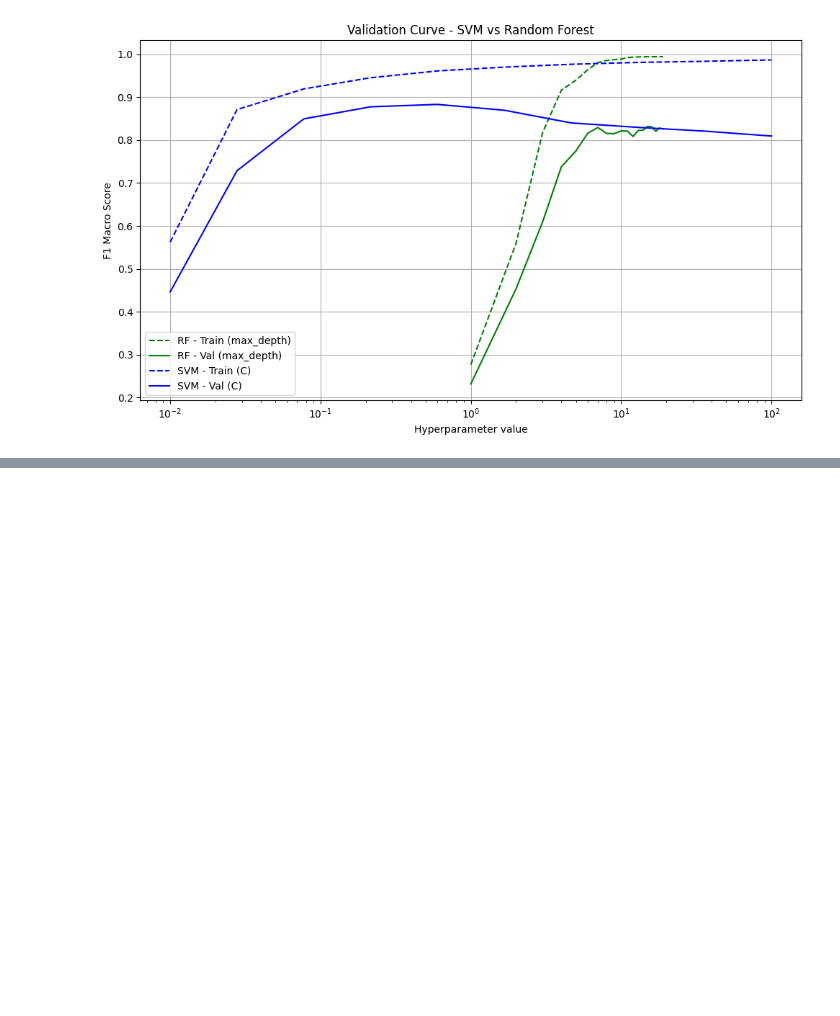
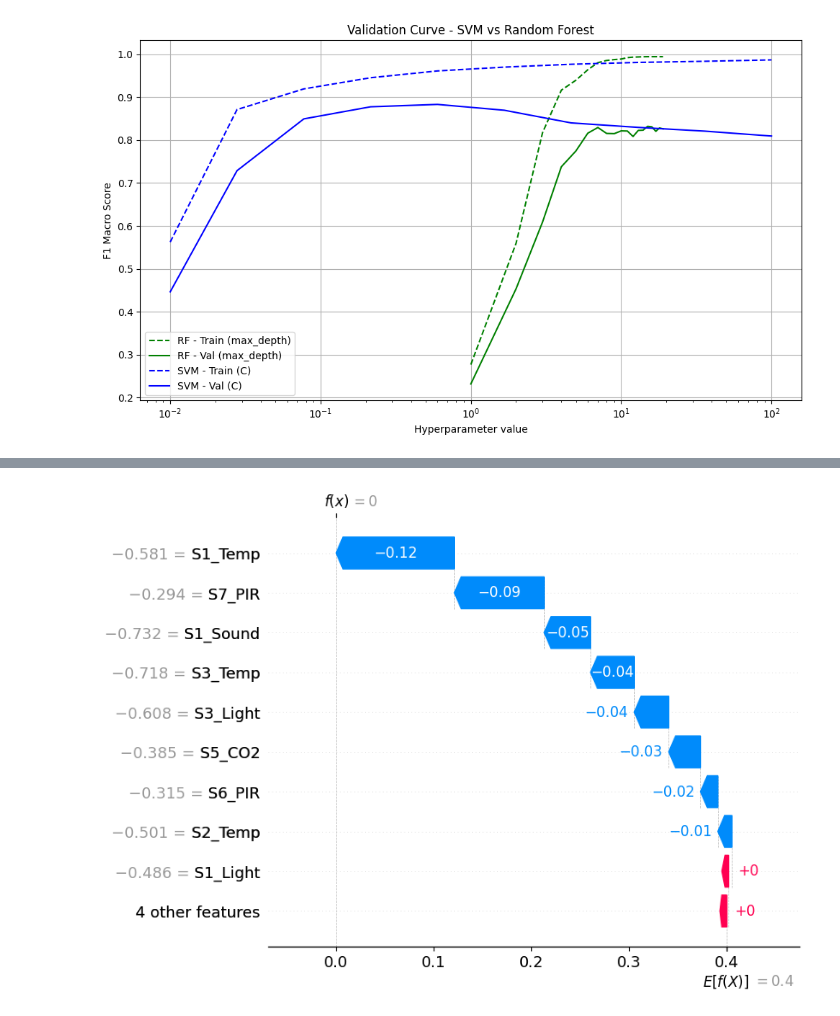
Before and after one commit to valentinedum/room_occupancy_estimation, a Jupyter notebook: notebooks/exploration.ipynb, the cells around one changed output, grey strips where cells are left out. Saved outputs shown, nothing was run; the diff lists cells and outputs as text; code cells hidden in the pictures; blank space fills up the shorter version.

Commit message:
Shap

```diff
--- a/notebooks/exploration.ipynb
+++ b/notebooks/exploration.ipynb
@@ -1246,0 +1244,10 @@ plt.show()
+# %%
+import shap
+
+explainer = shap.Explainer(rf_model.predict, X_train)
+# %%
+shap_values = explainer(X_test)
+# %%
+shap.plots.waterfall(shap_values[5])
+# %% [output]
+[figure, added]
```
Also changed, not shown: parts of 28 cells of this notebook.
